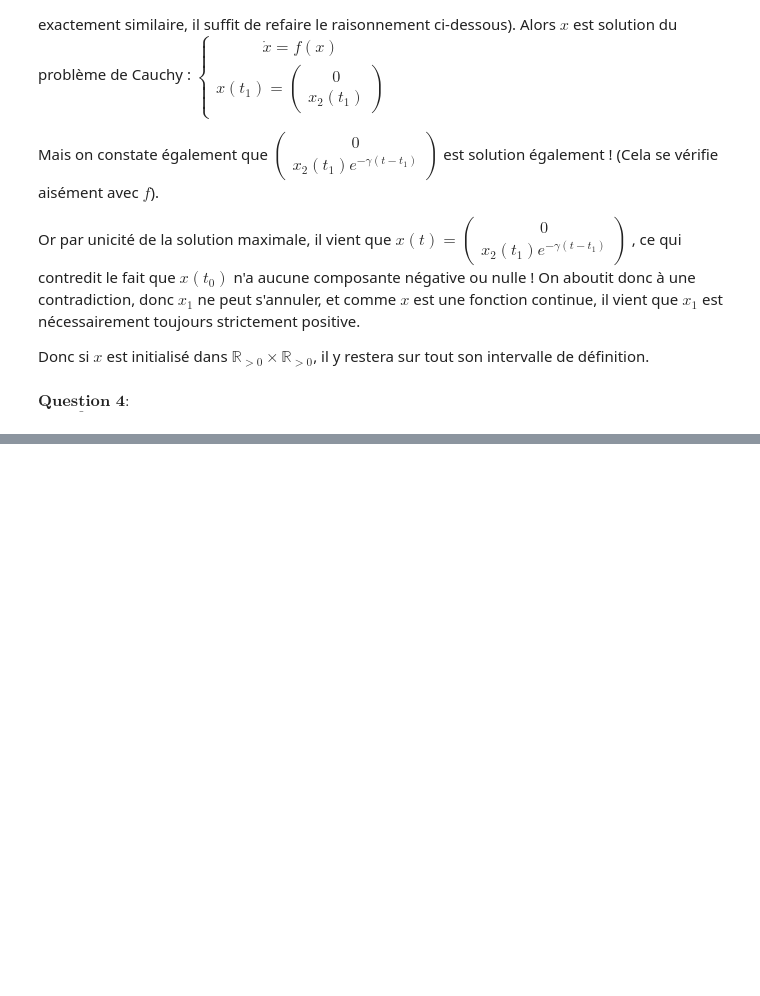
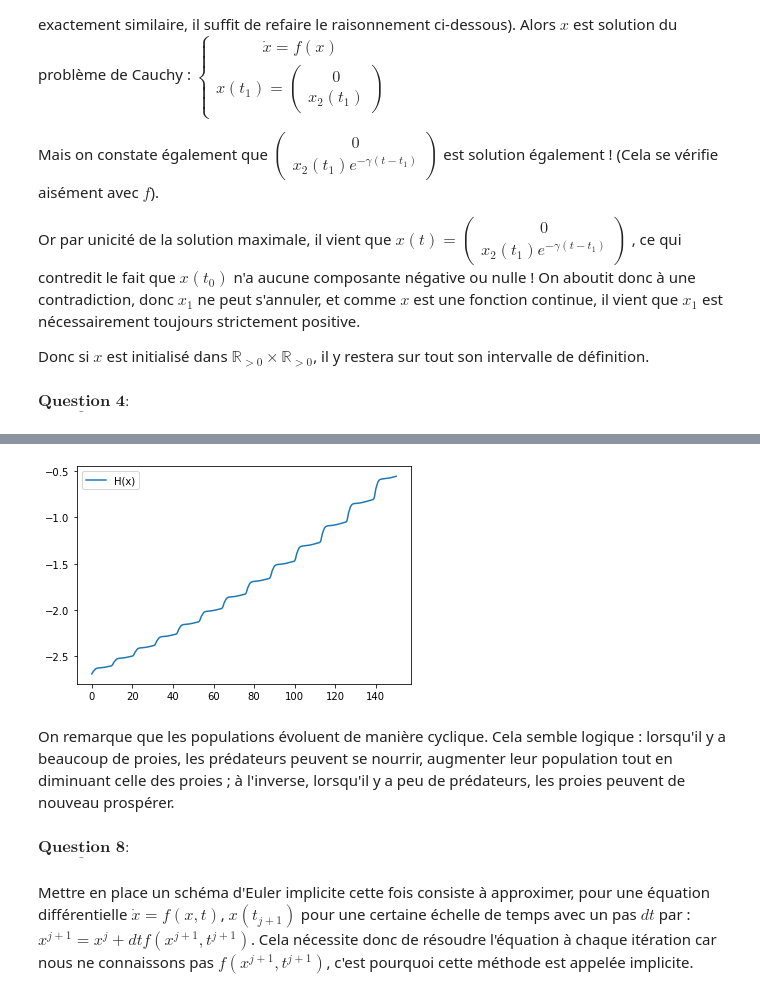
Before and after one commit to pachyvictor/projetmaths, a Jupyter notebook: proj_equadiffs.ipynb, the cells around one changed output, grey strips where cells are left out. Saved outputs shown, nothing was run; the diff lists cells and outputs as text; code cells hidden in the pictures; blank space fills up the shorter version.

```diff
--- a/proj_equadiffs.ipynb
+++ b/proj_equadiffs.ipynb
@@ -119,0 +212,13 @@ $V$ est donc une fonction de Lyapunov pour le point $\bar{x}$ ! Par la caractér
+# %%
+plt.plot(t, H(proies, prédateurs), label = 'H(x)')
+plt.legend();
+# %% [output]
+[figure, added]
+# %% [markdown]
+On remarque que les populations évoluent de manière cyclique. Cela semble logique : lorsqu'il y a beaucoup de proies, les prédateurs peuvent se nourrir, augmenter leur population tout en diminuant celle des proies ; à l'inverse, lorsqu'il y a peu de prédateurs, les proies peuvent de nouveau prospérer.
+# %% [markdown]
+$\underline{\textbf{Question 8}} : $
+# %% [markdown]
+Mettre en place un schéma d'Euler implicite cette fois consiste à approximer, pour une équation différentielle $\dot{x} = f(x,t)$,
+$x(t_{j+1})$ pour une certaine échelle de temps avec un pas $dt$ par :
+$x^{j+1} = x^j + dtf(x^{j+1}, t^{j+1})$. Cela nécessite donc de résoudre l'équation à chaque itération car nous ne connaissons pas $f(x^{j+1}, t^{j+1})$, c'est pourquoi cette méthode est appelée implicite.
```
Also changed, not shown: parts of 22 cells of this notebook.
